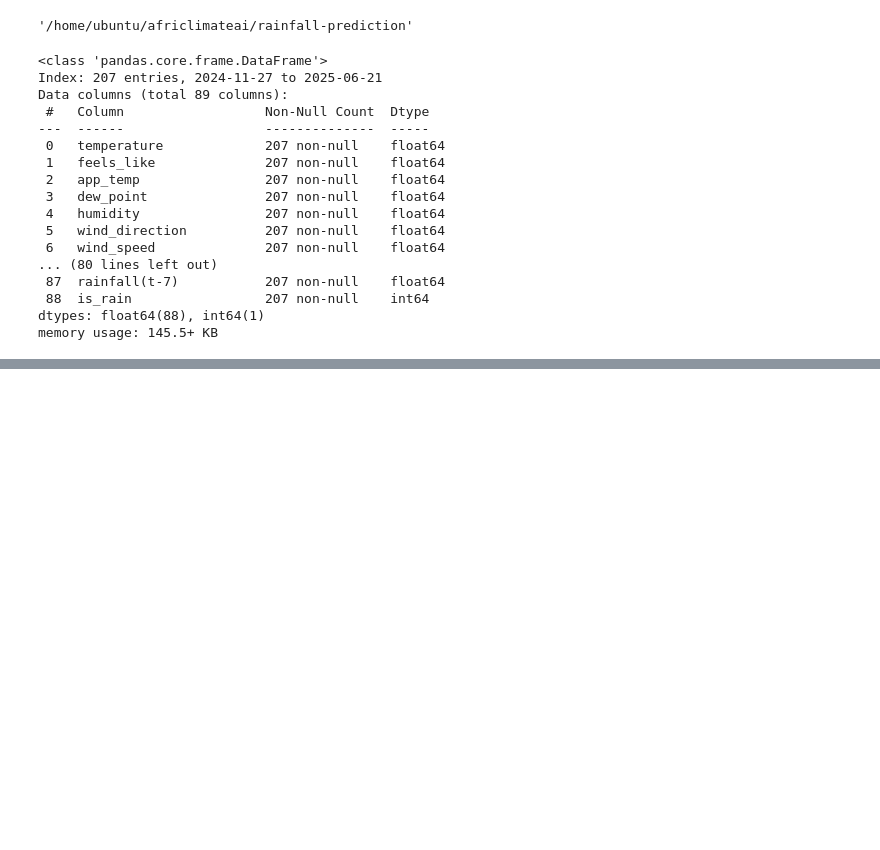
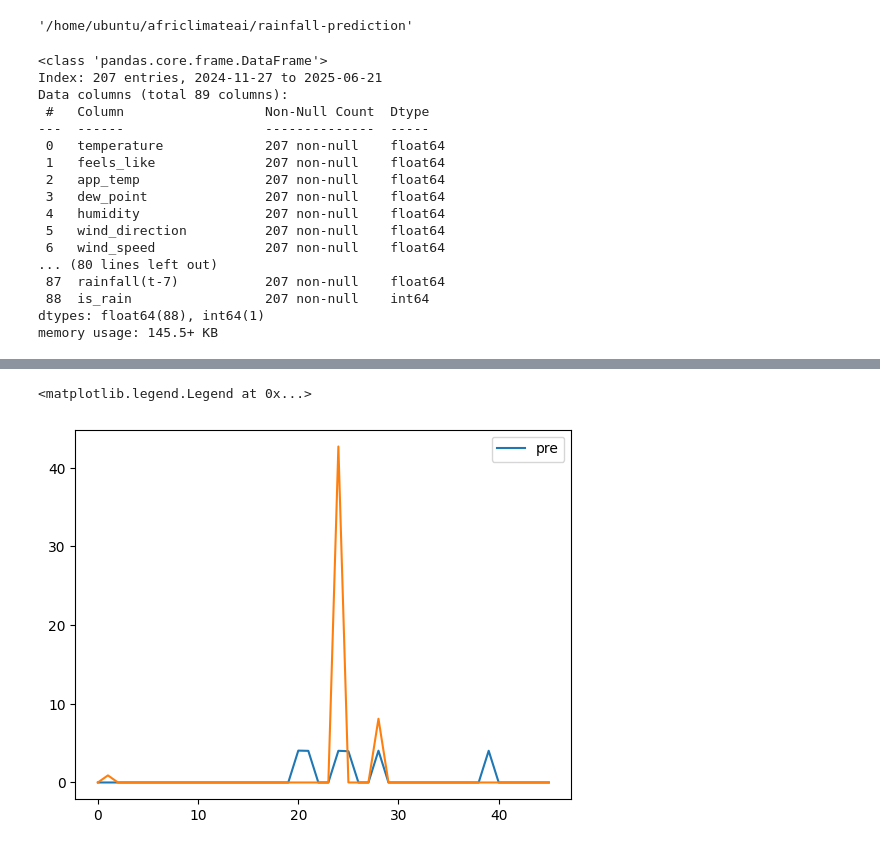
Before and after one commit to koomited/rainfall-prediction, a Jupyter notebook: research/05_model_evaluation.ipynb, the cells around one changed output, grey strips where cells are left out. Drawn from its saved outputs; the diff is of its cells as text; code cells hidden in the pictures; blank space fills up the shorter version.

```diff
--- a/research/05_model_evaluation.ipynb
+++ b/research/05_model_evaluation.ipynb
@@ -218,7 +238,7 @@ class ModelEvaluation:
             logger.info(f"Final RMSE: {rmse}")
             score={"rmse":rmse}
             save_json(path=Path(self.config.metric_file_name), data=score)
-        return predictions, rmse
+        return predictions, rmse, y_test
 # %%
 
 
@@ -226,7 +246,7 @@ try:
     config = ConfigurationManager()
     model_evaluation_config = config.get_model_evaluation_config()
     model_evaluation_config = ModelEvaluation(config=model_evaluation_config)
-    prediction =  model_evaluation_config.log_into_mlflow()
+    prediction, _ , y_test=  model_evaluation_config.log_into_mlflow()
 except Exception as e:
     raise e
 # %% [output]
@@ -241,0 +303,8 @@ except Exception as e:
+# %%
+import matplotlib.pyplot as plt
+plt.plot(prediction, label="pre")
+plt.plot(y_test)
+plt.legend()
+# %% [output]
+<matplotlib.legend.Legend at 0x...>
+[figure, added]
```
Also changed, not shown: parts of 4 cells of this notebook, 5 other files.
